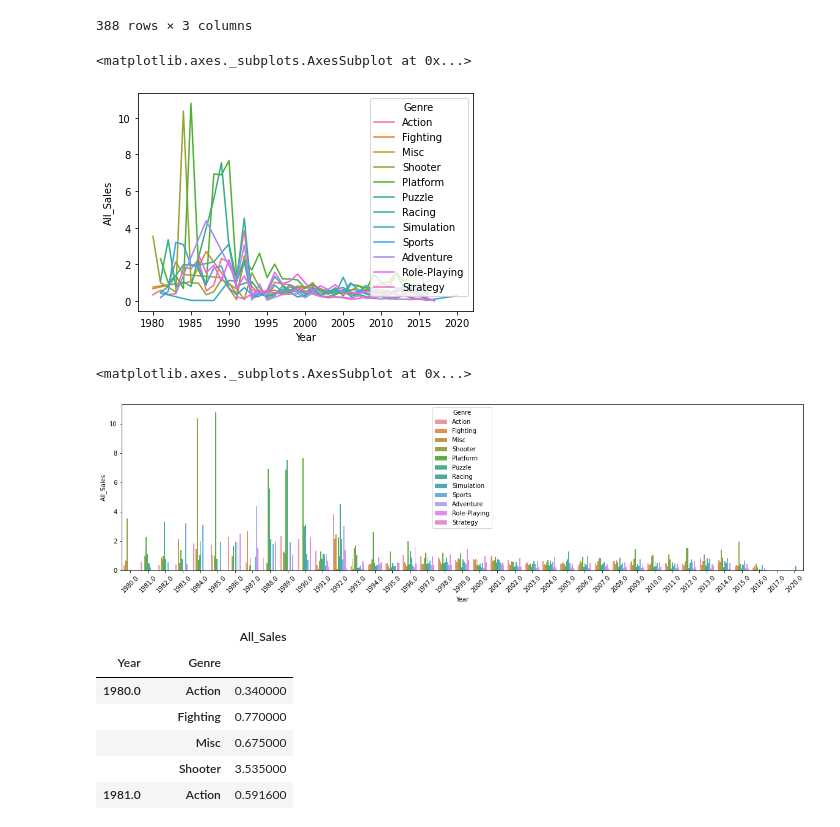
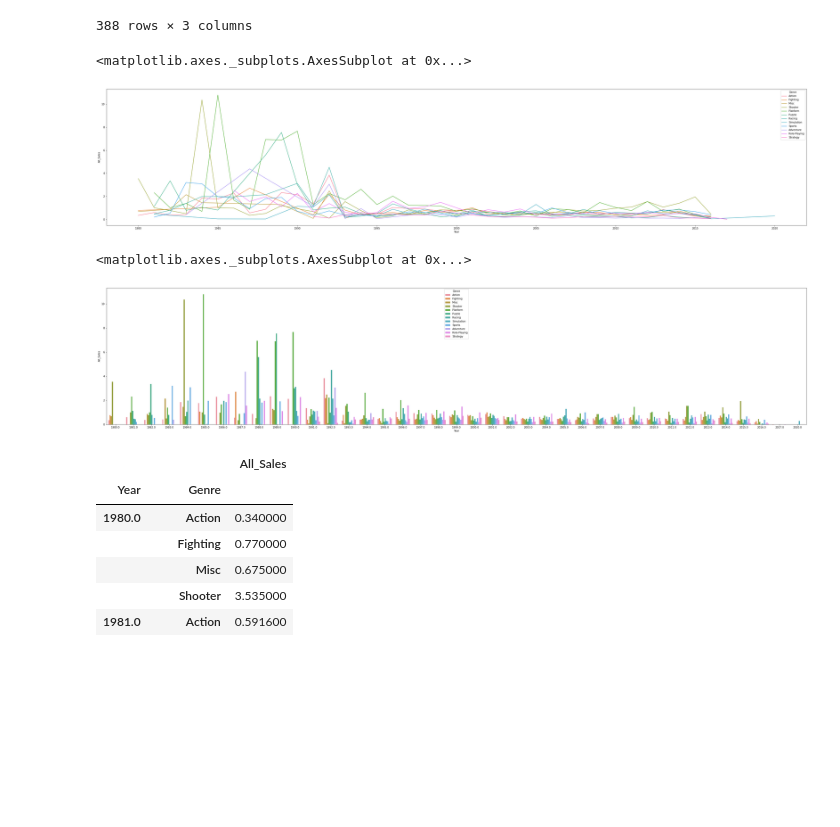
Before and after one commit to okok7272/CodeStatesProject, a Jupyter notebook: Section1/Project1_game_trends.ipynb, the cells around one changed output. Cells and saved outputs as stored; diff of their text form; code cells hidden in the pictures; blank space fills up the shorter version.

```diff
--- a/Section1/Project1_game_trends.ipynb
+++ b/Section1/Project1_game_trends.ipynb
@@ -286,17 +308,18 @@ games_year
 | 387 | 2020.0 | Simulation | 0.290000 |
 388 rows × 3 columns
 # %%
+plt.figure(figsize=(50,10))
 sns.lineplot(x='Year',y='All_Sales',data=games_year,hue='Genre')
 # %% [output]
 <matplotlib.axes._subplots.AxesSubplot at 0x...>
-[figure, old version]
+[figure, new version]
 # %%
-plt.figure(figsize=(20,5))
-plt.xticks(rotation=45)
+plt.figure(figsize=(50,10))
+#plt.xticks(rotation=45)
 sns.barplot(x='Year',y='All_Sales',data=games_year,hue='Genre')
 # %% [output]
 <matplotlib.axes._subplots.AxesSubplot at 0x...>
-[figure, old version]
+[figure, new version]
 # %%
 games_year2=game_all.groupby(['Year','Genre']).mean()
 games_year2.drop(columns=["NA_Sales","EU_Sales","JP_Sales","Other_Sales"],axis=1)
```
Also changed, not shown: parts of 11 cells of this notebook.
